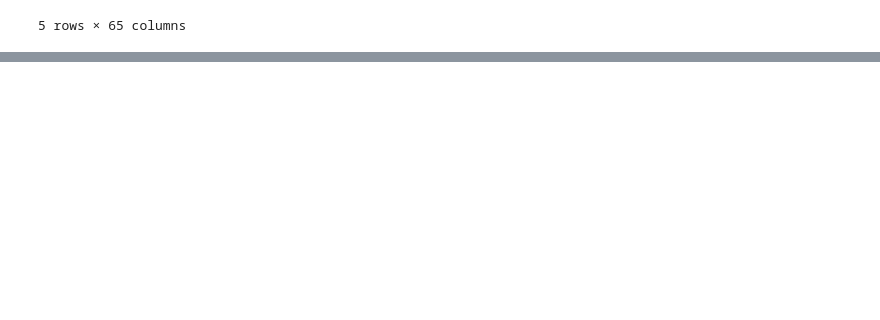
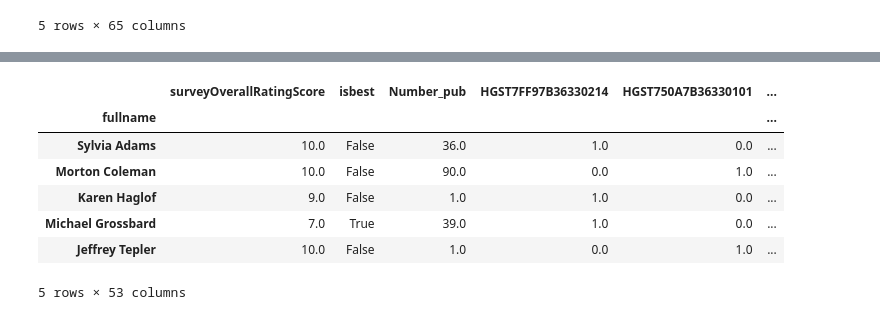
Before and after one commit to ycharm/InsightHealthDataScienceProject, a Jupyter notebook: Feature Engineering.ipynb, the cells around one changed output, grey strips where cells are left out. Drawn from its saved outputs; the diff is of its cells as text; code cells hidden in the pictures; blank space fills up the shorter version.

```diff
--- a/Feature Engineering.ipynb
+++ b/Feature Engineering.ipynb
@@ -510,0 +233,5 @@ array([[68,  8],
+# %%
+#eliminate columns definitely not useful in fit
+column_list = []
+for col in df_doc: column_list.append(col)
+column_list
@@ -510,0 +256,4 @@ array([[68,  8],
+# %%
+droplist = column_list[:12]
+droplist+=column_list[13:16]
+droplist
@@ -510,0 +276,13 @@ array([[68,  8],
+# %%
+df_doc = df_doc.drop(droplist, axis = 1)
+# %%
+df_doc.head()
+# %% [output]
+|  | surveyOverallRatingScore | isbest | Number_pub | HGST7FF97B36330214 | HGST750A7B36330101 | ... |
+| fullname |  |  |  |  |  | ... |
+| Sylvia Adams | 10.0 | False | 36.0 | 1.0 | 0.0 | ... |
+| Morton Coleman | 10.0 | False | 90.0 | 0.0 | 1.0 | ... |
+| Karen Haglof | 9.0 | False | 1.0 | 1.0 | 0.0 | ... |
+| Michael Grossbard | 7.0 | True | 39.0 | 1.0 | 0.0 | ... |
+| Jeffrey Tepler | 10.0 | False | 1.0 | 0.0 | 1.0 | ... |
+5 rows × 53 columns
```
Also changed, not shown: parts of 59 cells of this notebook, 1 other file.
